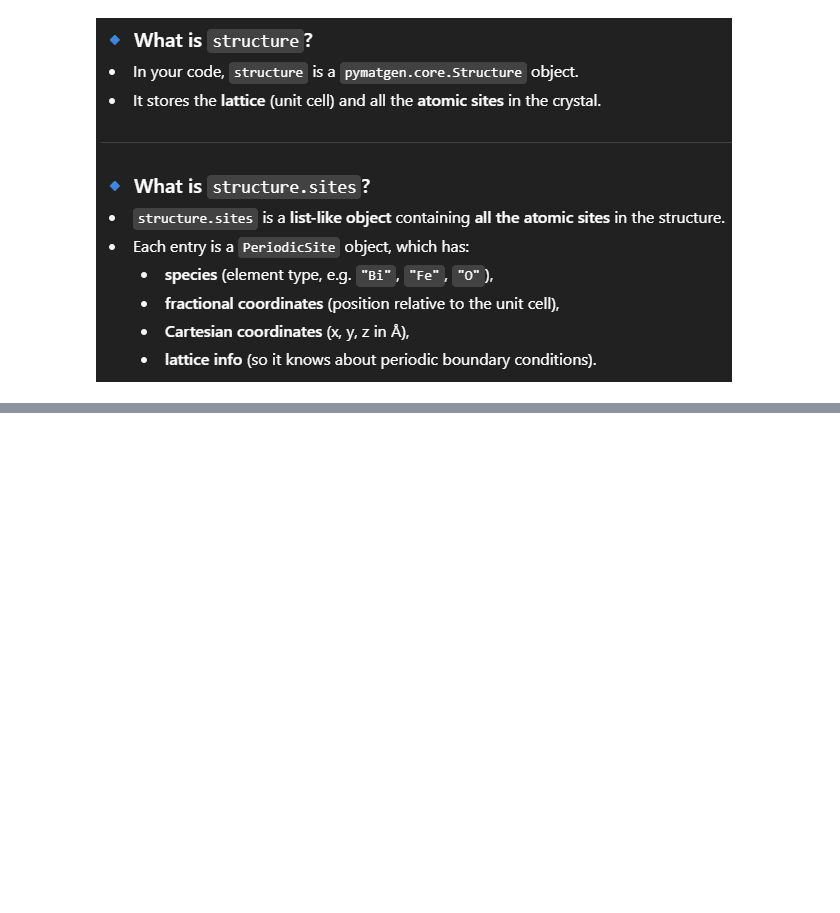
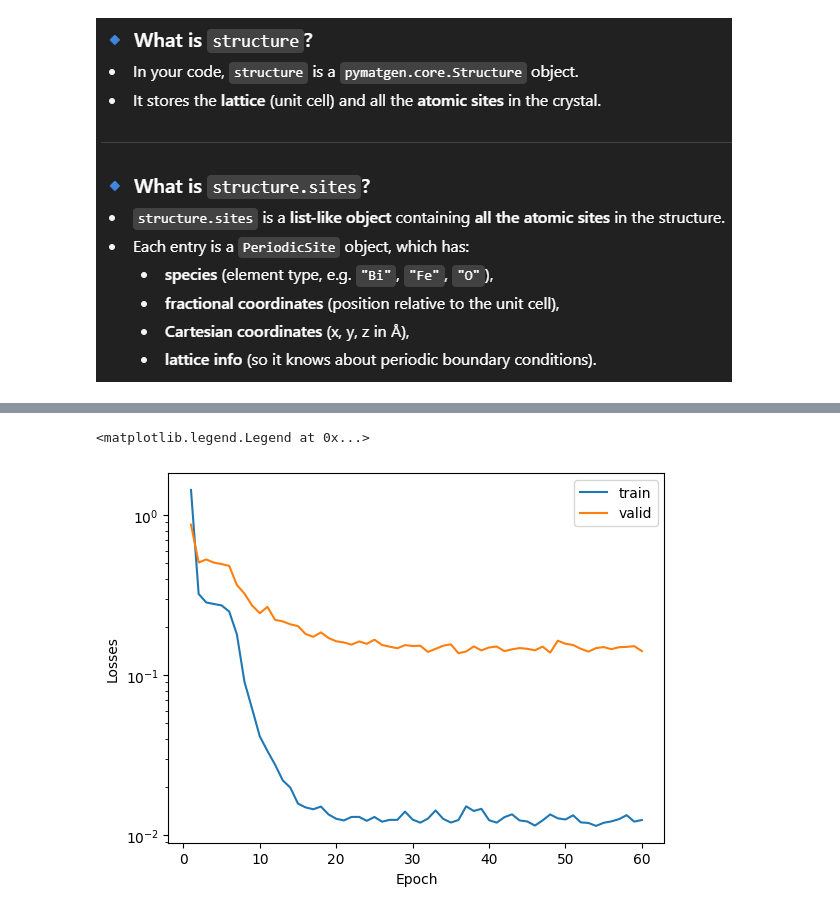
Before and after one commit to abhinf104/cgcnn, a Jupyter notebook: GNN.ipynb, the cells around one changed output, grey strips where cells are left out. Drawn from its saved outputs; the diff is of its cells as text; code cells hidden in the pictures; blank space fills up the shorter version.

```diff
--- a/GNN.ipynb
+++ b/GNN.ipynb
@@ -154,0 +692,36 @@ Fe
+# %%
+# Instantiate the model
+hidden_channels         = 64
+num_graph_conv_layers   = 3
+fc_feat_dim             = 128
+max_epoch               = 60
+
+
+in_node_features = dataset[0].x.size()[1]
+model = GNN(in_node_features, hidden_channels,num_graph_conv_layers=num_graph_conv_layers,fc_feat_dim=fc_feat_dim)
+
+# Optimizer and loss
+optimizer = torch.optim.Adam(model.parameters(), lr=0.001) # We use a basic Adam optimizer.
+criterion = torch.nn.MSELoss()  # Use CrossEntropyLoss for classification tasks
+
+start_time = time.time()
+save_losses_train = []
+save_losses_valid = []
+save_mae_train = []
+save_mae_valid = []
+# Using the DataLoaders for training and validation
+for epoch in range(0,max_epoch):
+    train_loss,train_mae = train(train_loader,model,optimizer,criterion)
+    val_loss,valid_mae = evaluate(val_loader,model,criterion)
+    # Save validation and losses.
+    save_losses_train.append(train_loss)
+    save_losses_valid.append(val_loss)
+    save_mae_train.append(train_mae)
+    save_mae_valid.append(valid_mae)
+    #
+    epoch_time = time.time() - start_time
+    print(f'Epoch: {epoch+1:02} | Train MAE: {train_mae:8.4f} | Valid MAE: {valid_mae:8.4f}'
+         f' |   Elapsed time: {time.strftime("%M min %S s", time.gmtime(epoch_time))}')
+# Test the model
+test_loss,test_mae = evaluate(test_loader,model,criterion)
+print(f'Test Loss: {test_loss:.4f} | Test MAE: {test_mae:.4f}')
@@ -154,0 +746,10 @@ Fe
+# %%
+fig, ax = plt.subplots()
+ax.plot(range(1,max_epoch+1), save_losses_train, label="train")
+ax.plot(range(1,max_epoch+1), save_losses_valid, label="valid")
+ax.set(xlabel="Epoch", ylabel="Losses")
+ax.set_yscale("log")
+plt.legend()
+# %% [output]
+<matplotlib.legend.Legend at 0x...>
+[figure, added]
```
Also changed, not shown: parts of 25 cells of this notebook.
